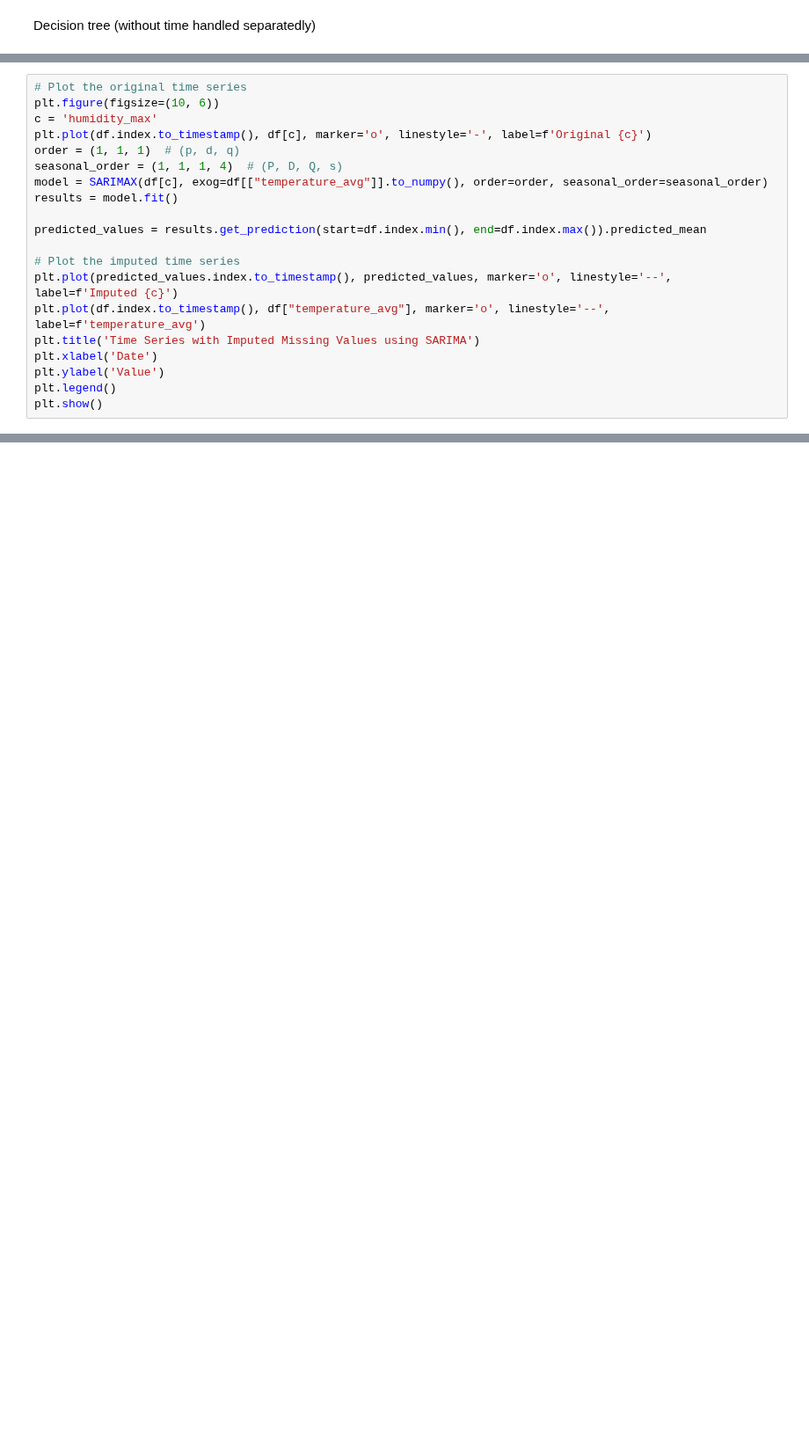
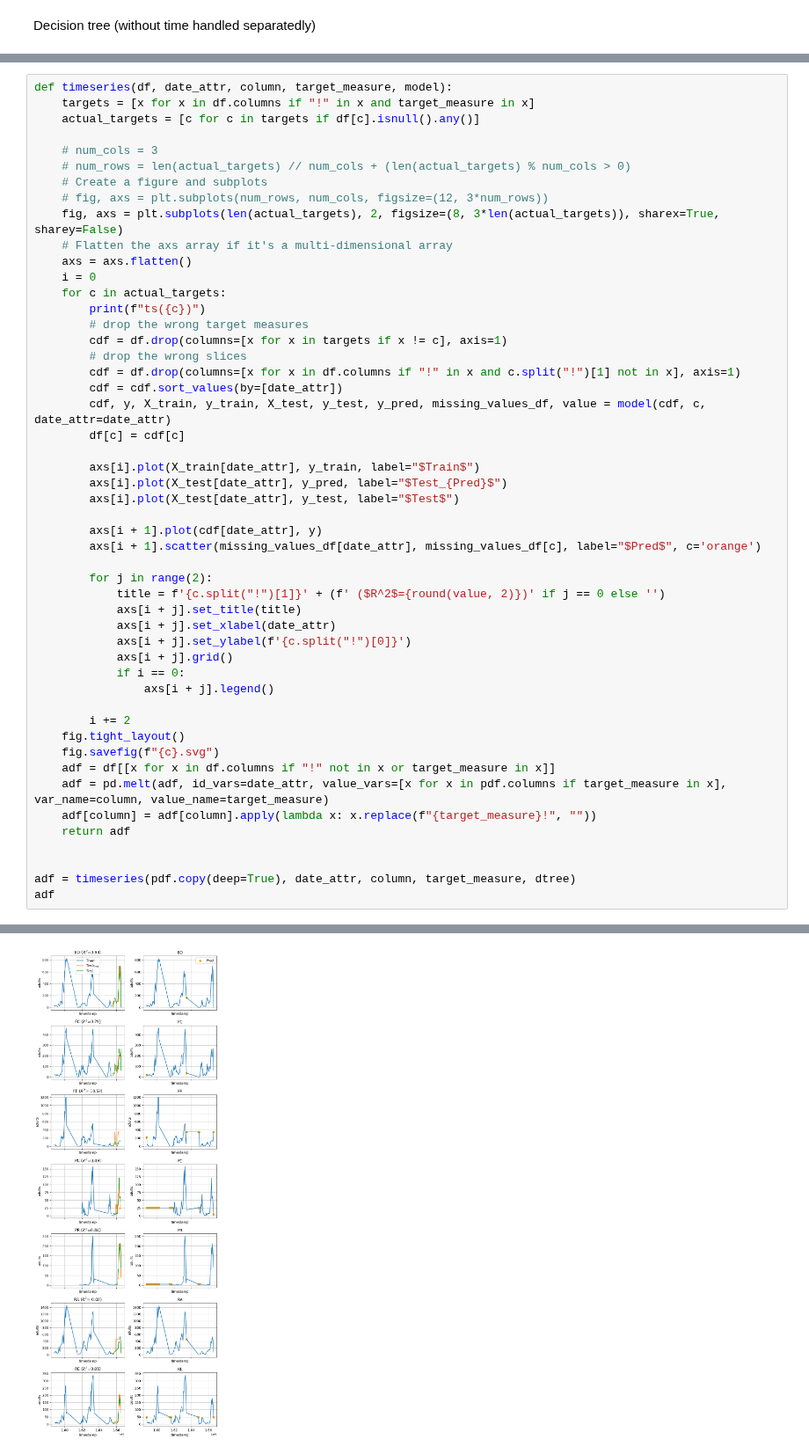
Before and after one commit to big-unibo/explain, a Jupyter notebook: intentional/src/main/python/predict.ipynb, the cells around one changed output, grey strips where cells are left out. Shown at 88% size. Drawn from its saved outputs; the diff is of its cells as text; blank space fills up the shorter version.

Commit message:
refactoring sarimax and DTs

```diff
--- a/intentional/src/main/python/predict.ipynb
+++ b/intentional/src/main/python/predict.ipynb
@@ -508,20 +249,0 @@ forecast(dt, my_dt)
-# %%
-# Plot the original time series
-plt.figure(figsize=(10, 6))
-c = 'humidity_max'
-plt.plot(df.index.to_timestamp(), df[c], marker='o', linestyle='-', label=f'Original {c}')
-order = (1, 1, 1)  # (p, d, q)
-seasonal_order = (1, 1, 1, 4)  # (P, D, Q, s)
-model = SARIMAX(df[c], exog=df[["temperature_avg"]].to_numpy(), order=order, seasonal_order=seasonal_order)
-results = model.fit()
-
-predicted_values = results.get_prediction(start=df.index.min(), end=df.index.max()).predicted_mean
-
-# Plot the imputed time series
-plt.plot(predicted_values.index.to_timestamp(), predicted_values, marker='o', linestyle='--', label=f'Imputed {c}')
-plt.plot(df.index.to_timestamp(), df["temperature_avg"], marker='o', linestyle='--', label=f'temperature_avg')
-plt.title('Time Series with Imputed Missing Values using SARIMA')
-plt.xlabel('Date')
-plt.ylabel('Value')
-plt.legend()
-plt.show()
@@ -592,0 +250,51 @@ CONVERGENCE: REL_REDUCTION_OF_F_<=_FACTR*EPSMCH
+# %%
+def timeseries(df, date_attr, column, target_measure, model):
+    targets = [x for x in df.columns if "!" in x and target_measure in x]
+    actual_targets = [c for c in targets if df[c].isnull().any()]
+
+    # num_cols = 3
+    # num_rows = len(actual_targets) // num_cols + (len(actual_targets) % num_cols > 0)
+    # Create a figure and subplots
+    # fig, axs = plt.subplots(num_rows, num_cols, figsize=(12, 3*num_rows))
+    fig, axs = plt.subplots(len(actual_targets), 2, figsize=(8, 3*len(actual_targets)), sharex=True, sharey=False)
+    # Flatten the axs array if it's a multi-dimensional array
+    axs = axs.flatten()
+    i = 0
+    for c in actual_targets:
+        print(f"ts({c})")
+        # drop the wrong target measures
+        cdf = df.drop(columns=[x for x in targets if x != c], axis=1)
+        # drop the wrong slices
+        cdf = df.drop(columns=[x for x in df.columns if "!" in x and c.split("!")[1] not in x], axis=1)
+        cdf = cdf.sort_values(by=[date_attr])
+        cdf, y, X_train, y_train, X_test, y_test, y_pred, missing_values_df, value = model(cdf, c, date_attr=date_attr)
+        df[c] = cdf[c]
+
+        axs[i].plot(X_train[date_attr], y_train, label="$Train$")
+        axs[i].plot(X_test[date_attr], y_pred, label="$Test_{Pred}$")
+        axs[i].plot(X_test[date_attr], y_test, label="$Test$")
+
+        axs[i + 1].plot(cdf[date_attr], y)
+        axs[i + 1].scatter(missing_values_df[date_attr], missing_values_df[c], label="$Pred$", c='orange')
+
+        for j in range(2):
+            title = f'{c.split("!")[1]}' + (f' ($R^2$={round(value, 2)})' if j == 0 else '')
+            axs[i + j].set_title(title)
+            axs[i + j].set_xlabel(date_attr)
+            axs[i + j].set_ylabel(f'{c.split("!")[0]}')
+            axs[i + j].grid()
+            if i == 0:
+                axs[i + j].legend()
+
+        i += 2
+    fig.tight_layout()
+    fig.savefig(f"{c}.svg")
+    adf = df[[x for x in df.columns if "!" not in x or target_measure in x]]
+    adf = pd.melt(adf, id_vars=date_attr, value_vars=[x for x in pdf.columns if target_measure in x], var_name=column, value_name=target_measure)
+    adf[column] = adf[column].apply(lambda x: x.replace(f"{target_measure}!", ""))
+    return adf
+
+
+adf = timeseries(pdf.copy(deep=True), date_attr, column, target_measure, dtree)
+adf
+# %% [output]
@@ -592,0 +321 @@ CONVERGENCE: REL_REDUCTION_OF_F_<=_FACTR*EPSMCH
+[figure, added]
```
Also changed, not shown: parts of 18 cells of this notebook.
